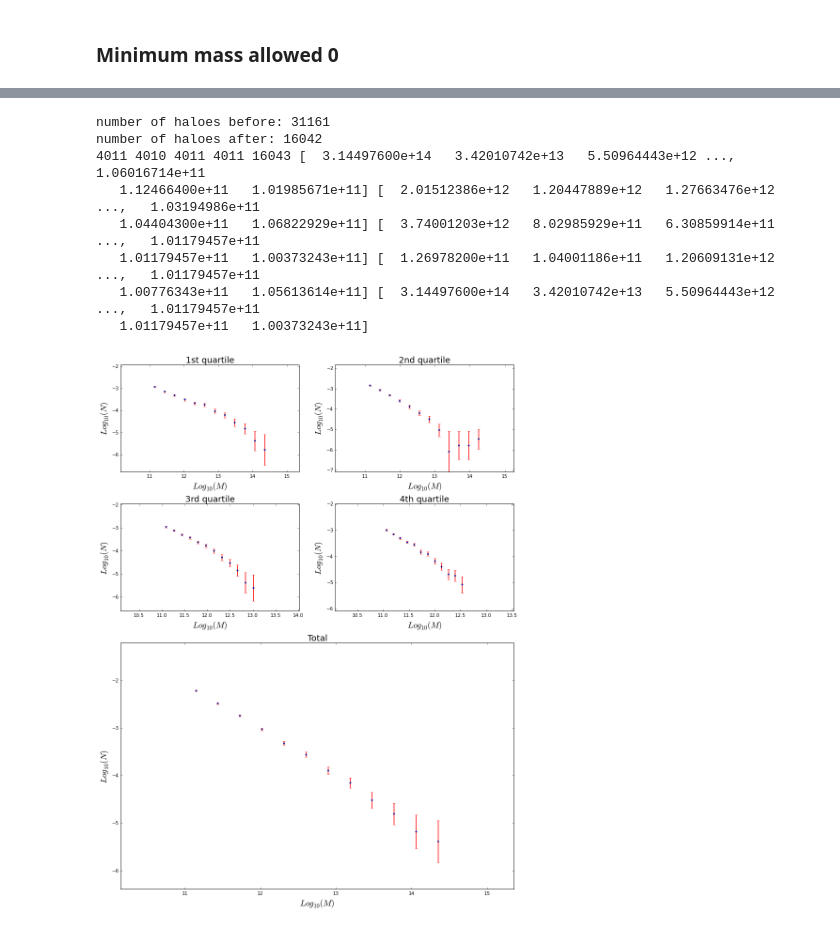
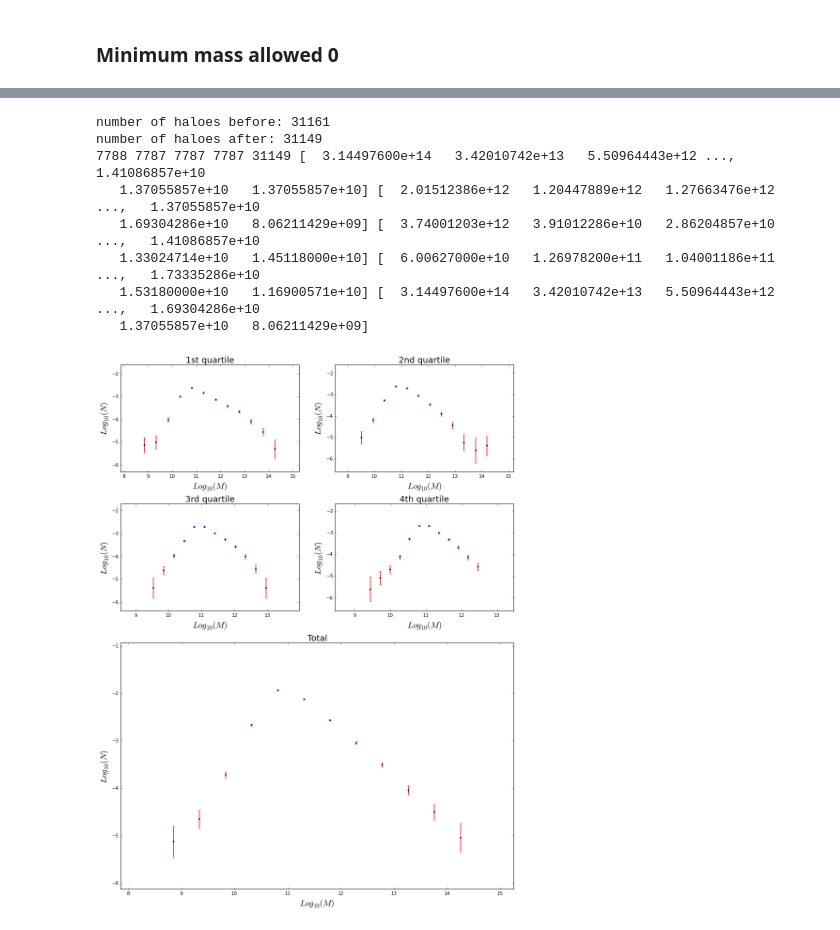
Before and after one commit to jdprada1760/Cornell_Summer, a Jupyter notebook: Illustris_Run/Code/Illustris quartiles.ipynb, the cells around one changed output, grey strips where cells are left out. Drawn from its saved outputs; the diff is of its cells as text; code cells hidden in the pictures.

```diff
--- a/Illustris_Run/Code/Illustris quartiles.ipynb
+++ b/Illustris_Run/Code/Illustris quartiles.ipynb
@@ -189,13 +189,13 @@ number of haloes after: 72874
 # %%
-loadHaloes("env3.data",3.0,1,10**11)
+loadHaloes("env3.data",3.0,1,0)
 histo(12)
 # %% [output]
 number of haloes before: 31161
-number of haloes after: 16042
-4011 4010 4011 4011 16043 [  3.14497600e+14   3.42010742e+13   5.50964443e+12 ...,   1.06016714e+11
-   1.12466400e+11   1.01985671e+11] [  2.01512386e+12   1.20447889e+12   1.27663476e+12 ...,   1.03194986e+11
-   1.04404300e+11   1.06822929e+11] [  3.74001203e+12   8.02985929e+11   6.30859914e+11 ...,   1.01179457e+11
-   1.01179457e+11   1.00373243e+11] [  1.26978200e+11   1.04001186e+11   1.20609131e+12 ...,   1.01179457e+11
-   1.00776343e+11   1.05613614e+11] [  3.14497600e+14   3.42010742e+13   5.50964443e+12 ...,   1.01179457e+11
-   1.01179457e+11   1.00373243e+11]
+number of haloes after: 31149
+7788 7787 7787 7787 31149 [  3.14497600e+14   3.42010742e+13   5.50964443e+12 ...,   1.41086857e+10
+   1.37055857e+10   1.37055857e+10] [  2.01512386e+12   1.20447889e+12   1.27663476e+12 ...,   1.37055857e+10
+   1.69304286e+10   8.06211429e+09] [  3.74001203e+12   3.91012286e+10   2.86204857e+10 ...,   1.41086857e+10
+   1.33024714e+10   1.45118000e+10] [  6.00627000e+10   1.26978200e+11   1.04001186e+11 ...,   1.73335286e+10
+   1.53180000e+10   1.16900571e+10] [  3.14497600e+14   3.42010742e+13   5.50964443e+12 ...,   1.69304286e+10
+   1.37055857e+10   8.06211429e+09]
-[figure, old version]
+[figure, new version]
```
Also changed, not shown: parts of 7 cells of this notebook.
